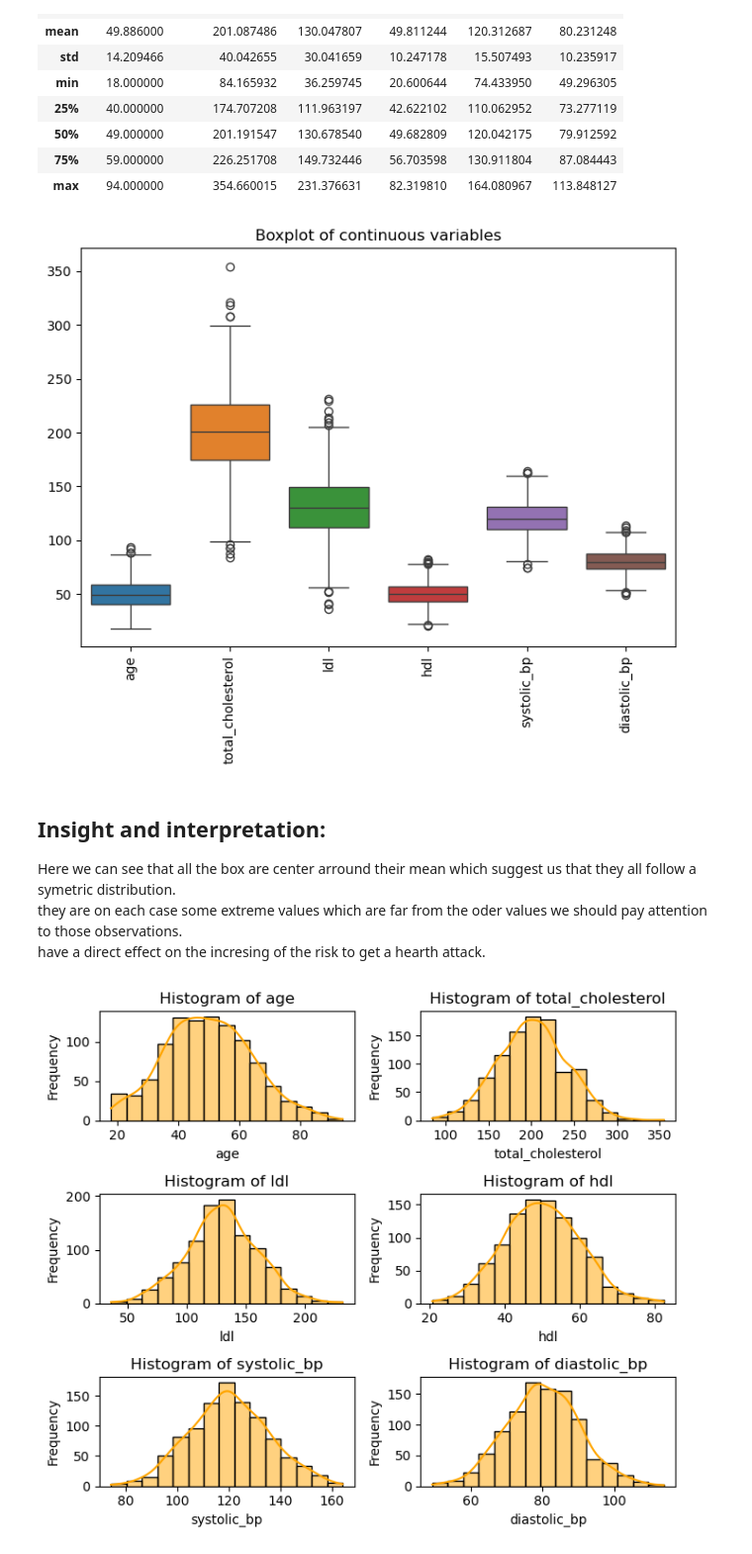
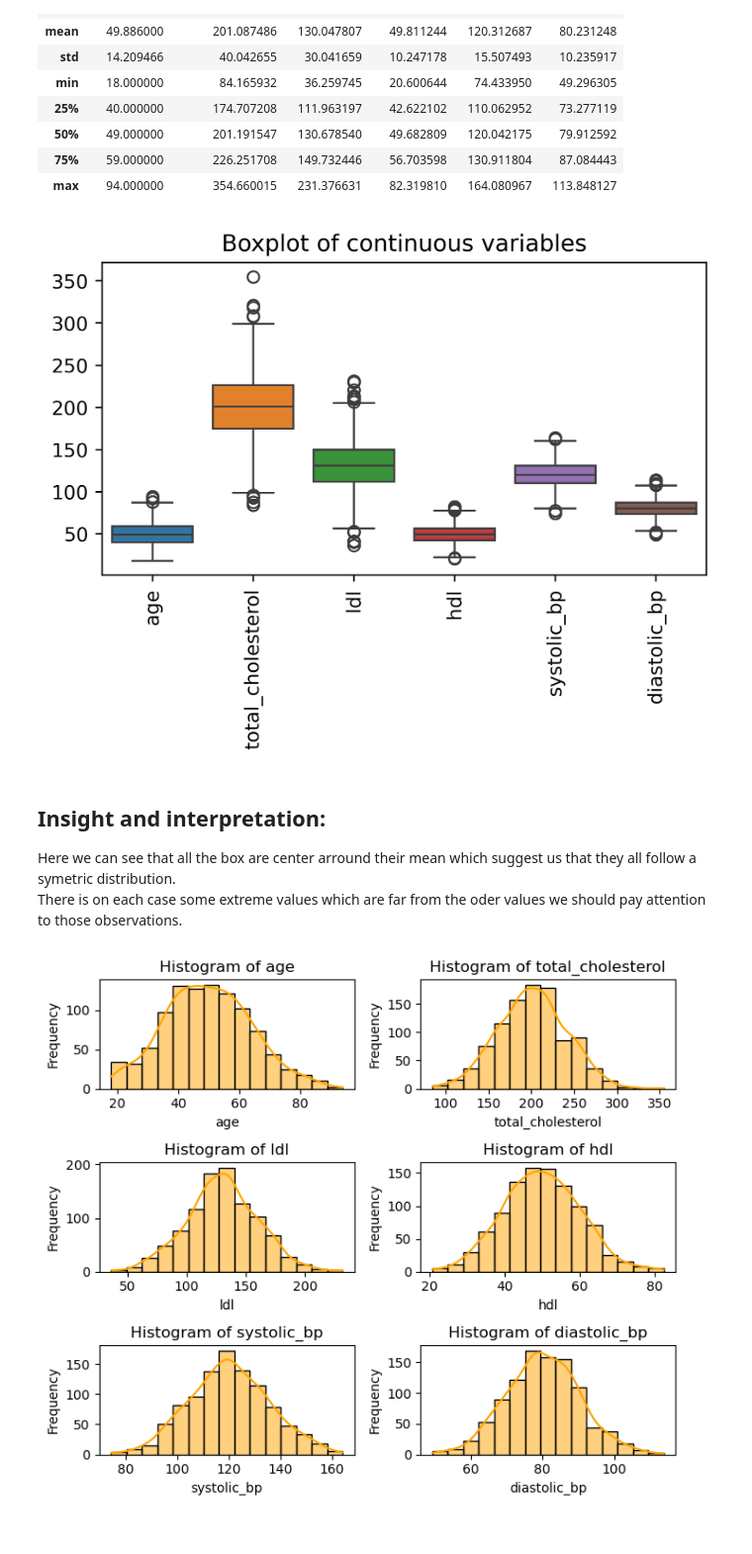
Before and after one commit to stephTchembeu/Heart_Attack_Risk_Assessment, a Jupyter notebook: script/hear_attack_analysis.ipynb, the cells around one changed output. Shown at 99% size. Saved outputs shown, nothing was run; the diff lists cells and outputs as text; code cells hidden in the pictures.

```diff
--- a/script/hear_attack_analysis.ipynb
+++ b/script/hear_attack_analysis.ipynb
@@ -99,24 +120,23 @@ continuous_variable.describe()
 | max | 94.000000 | 354.660015 | 231.376631 | 82.319810 | 164.080967 | 113.848127 |
 # %%
 # boxplot of the continuos variables
-plt.figure(figsize=(7, 6))
+plt.figure(figsize=(5, 4),dpi=400)
 sns.boxplot(data=continuous_variable)
 
 # Set labels and title
 plt.title('Boxplot of continuous variables')
 plt.xticks(rotation=90)
 plt.tight_layout()
 
 # Show the plot
 plt.show()
 # %% [output]
-[figure, old version]
+[figure, new version]
 # %% [markdown]
 ## Insight and interpretation:
 
 Here we can see that all the box are center arround their mean which suggest us that they all follow a symetric distribution.<br>
-they are on each case some extreme values which are far from the oder values we should pay attention to those observations.<br>
-have a direct effect on the incresing of the risk to get a hearth attack.
+There is on each case some extreme values which are far from the oder values we should pay attention to those observations.<br>
 # %%
 # What about the distribution of the variable in our dataset
 # Histogramme of the continuous variables.
```
Also changed, not shown: parts of 27 cells of this notebook.
